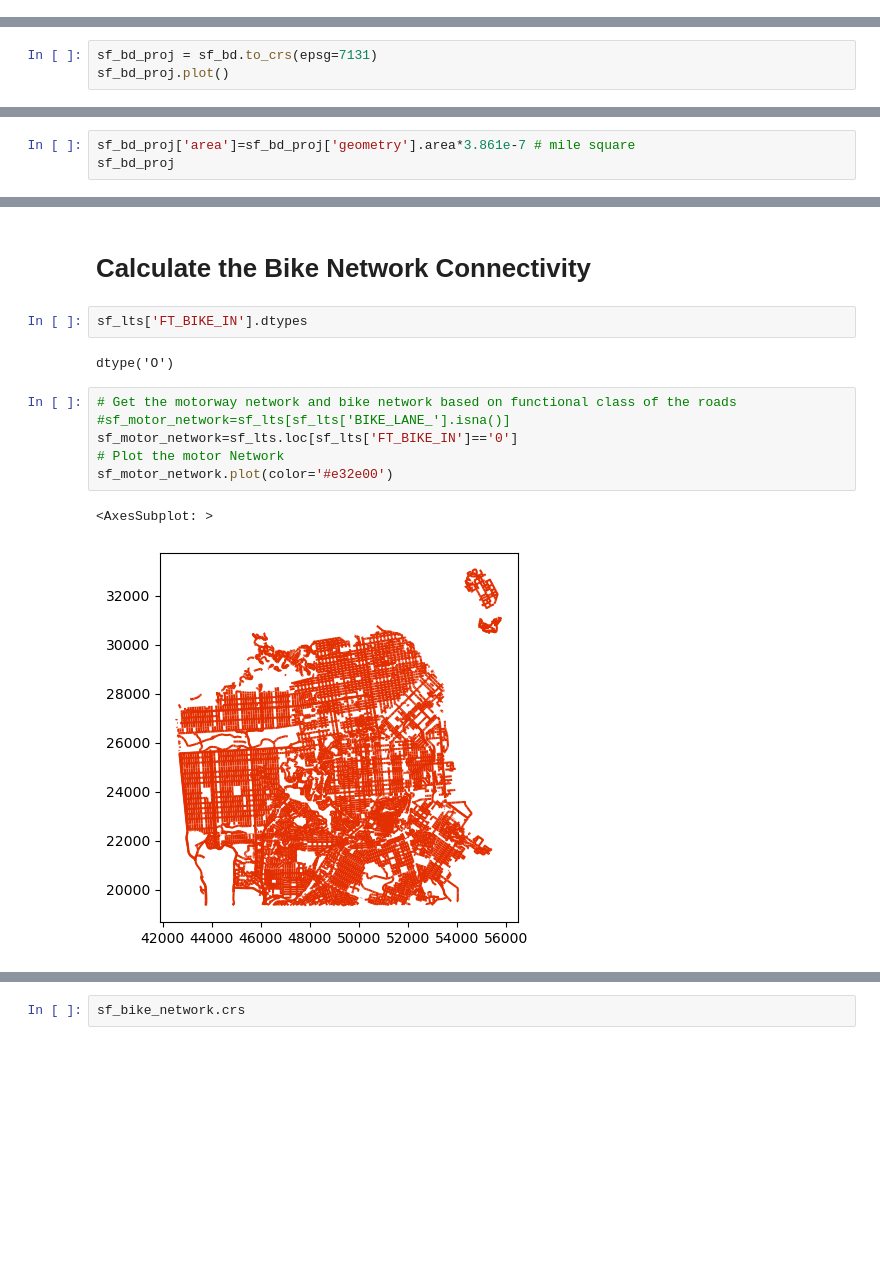
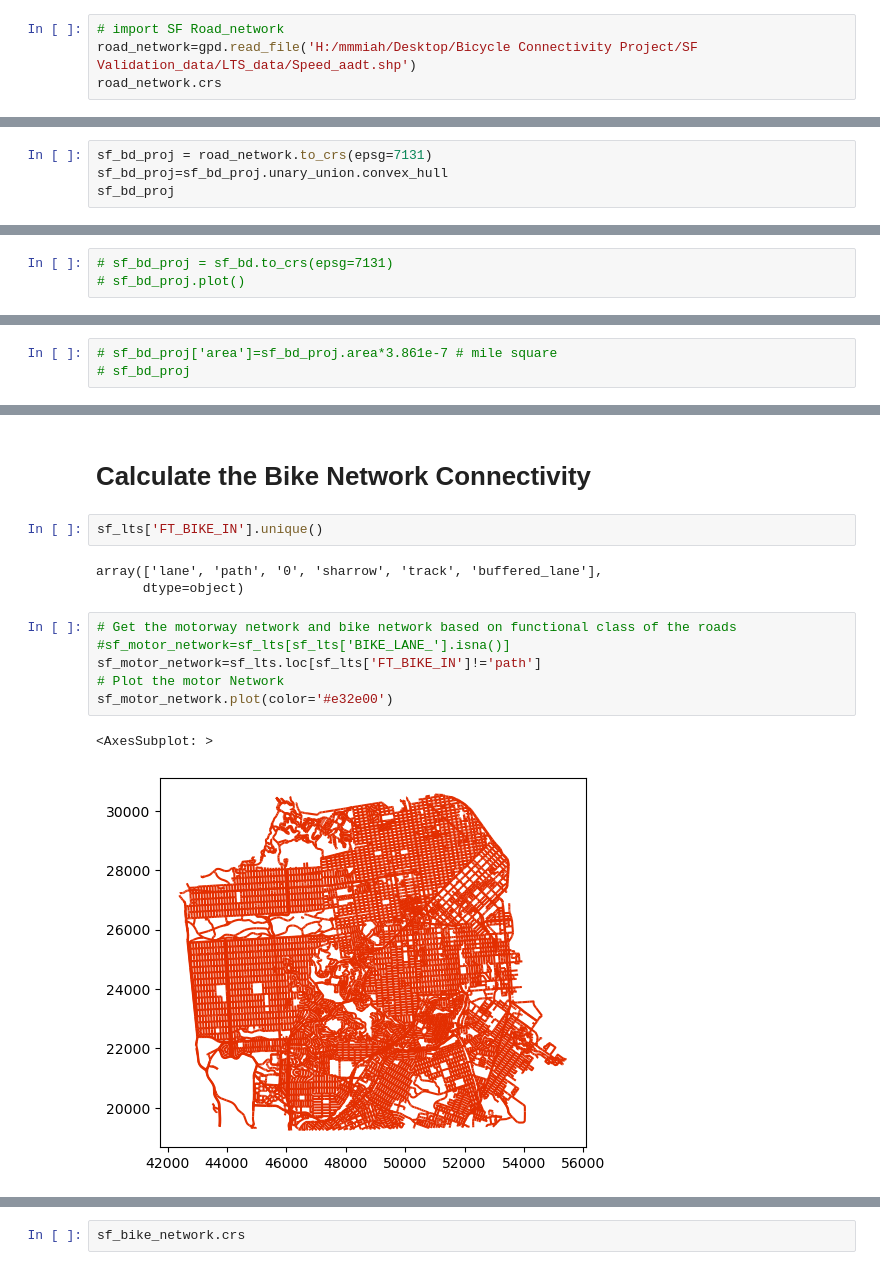
Before and after one commit to MoritzLuca/Evaluation-of-a-Novel-Methodology-to-Measure-the-Bicycle-Network-Connectivity-, a Jupyter notebook: Code/Node_sampling_Connectivity_San-Francisco County.ipynb, the cells around one changed output, grey strips where cells are left out. Saved outputs shown, nothing was run; the diff lists cells and outputs as text; blank space fills up the shorter version.

```diff
--- a/Code/Node_sampling_Connectivity_San-Francisco County.ipynb
+++ b/Code/Node_sampling_Connectivity_San-Francisco County.ipynb
@@ -420,3 +430,7 @@ census_track1.plot()
 # %% [output]
 <AxesSubplot: >
 [figure]
+# %%
+# import SF Road_network
+road_network=gpd.read_file('H:/mmmiah/Desktop/Bicycle Connectivity Project/SF Validation_data/LTS_data/Speed_aadt.shp')
+road_network.crs
@@ -422,0 +448,4 @@ census_track1.plot()
+# %%
+sf_bd_proj = road_network.to_crs(epsg=7131)
+sf_bd_proj=sf_bd_proj.unary_union.convex_hull
+sf_bd_proj
@@ -474,3 +465,3 @@ Datum: WGS84
 # %%
-sf_bd_proj = sf_bd.to_crs(epsg=7131)
-sf_bd_proj.plot()
+# sf_bd_proj = sf_bd.to_crs(epsg=7131)
+# sf_bd_proj.plot()
@@ -485,3 +470,3 @@ sf_bd_proj
 # %%
-sf_bd_proj['area']=sf_bd_proj['geometry'].area*3.861e-7 # mile square
-sf_bd_proj
+# sf_bd_proj['area']=sf_bd_proj.area*3.861e-7 # mile square
+# sf_bd_proj
@@ -610,15 +594,16 @@ NI
 # %% [markdown]
 # Calculate the Bike Network Connectivity
 # %%
-sf_lts['FT_BIKE_IN'].dtypes
+sf_lts['FT_BIKE_IN'].unique()
 # %% [output]
-dtype('O')
+array(['lane', 'path', '0', 'sharrow', 'track', 'buffered_lane'],
+      dtype=object)
 # %%
 # Get the motorway network and bike network based on functional class of the roads
 #sf_motor_network=sf_lts[sf_lts['BIKE_LANE_'].isna()]
-sf_motor_network=sf_lts.loc[sf_lts['FT_BIKE_IN']=='0']
+sf_motor_network=sf_lts.loc[sf_lts['FT_BIKE_IN']!='path']
 # Plot the motor Network
 sf_motor_network.plot(color='#e32e00')
 # %% [output]
 <AxesSubplot: >
-[figure, old version]
+[figure, new version]
```
Also changed, not shown: parts of 42 cells of this notebook, 11 other files.
